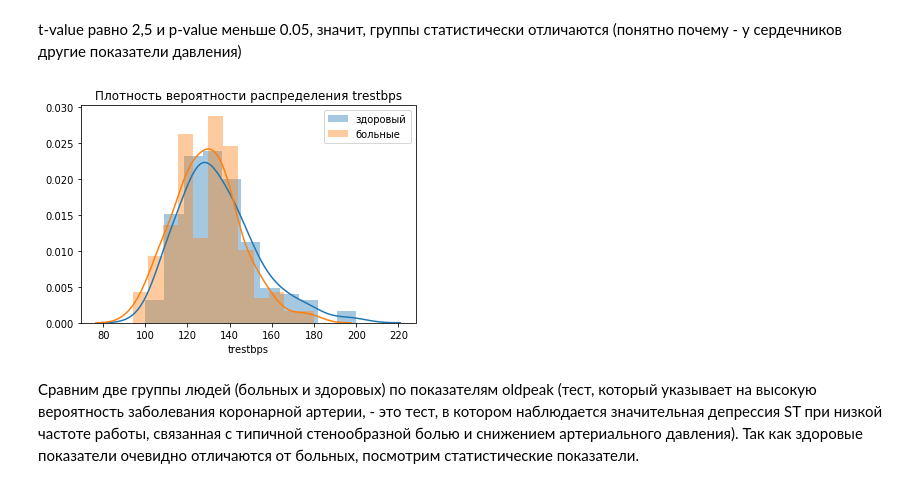
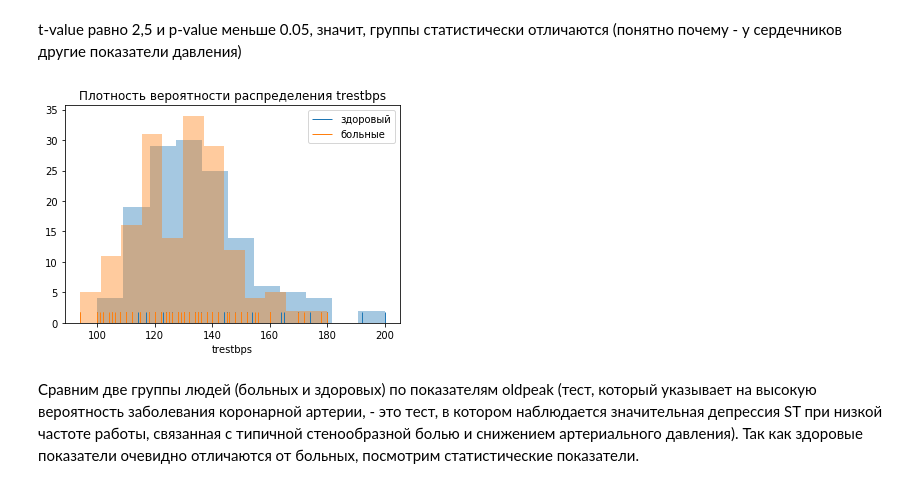
Before and after one commit to SIzrantsev/netology_statistics, a Jupyter notebook: lecture_3.ipynb, the cells around one changed output. Saved outputs shown, nothing was run; the diff lists cells and outputs as text; code cells hidden in the pictures.

```diff
--- a/lecture_3.ipynb
+++ b/lecture_3.ipynb
@@ -708,13 +758,13 @@ Ttest_indResult(statistic=2.5412927171039, pvalue=0.011546059200233312)
 # %% [markdown]
 t-value равно 2,5 и p-value меньше 0.05, значит, группы статистически отличаются (понятно почему - у сердечников другие показатели давления)
 # %%
-sns.distplot(healthy_bps)
-sns.distplot(ill_bps)
+sns.distplot(healthy_bps, kde=False, rug=True)
+sns.distplot(ill_bps, kde=False, rug=True)
 plt.title('Плотность вероятности распределения trestbps')
 plt.legend(['здоровый', 'больные'])
 plt.show()
 # %% [output]
-[figure, old version]
+[figure, new version]
 # %% [markdown]
 Сравним две группы людей (больных и здоровых) по показателям oldpeak (тест, который указывает на высокую вероятность заболевания коронарной артерии, - это тест, в котором наблюдается значительная депрессия ST при низкой частоте работы, связанная с типичной стенообразной болью и снижением артериального давления). Так как здоровые показатели очевидно отличаются от больных, посмотрим статистические показатели.
 # %%
```
Also changed, not shown: parts of 15 cells of this notebook.
